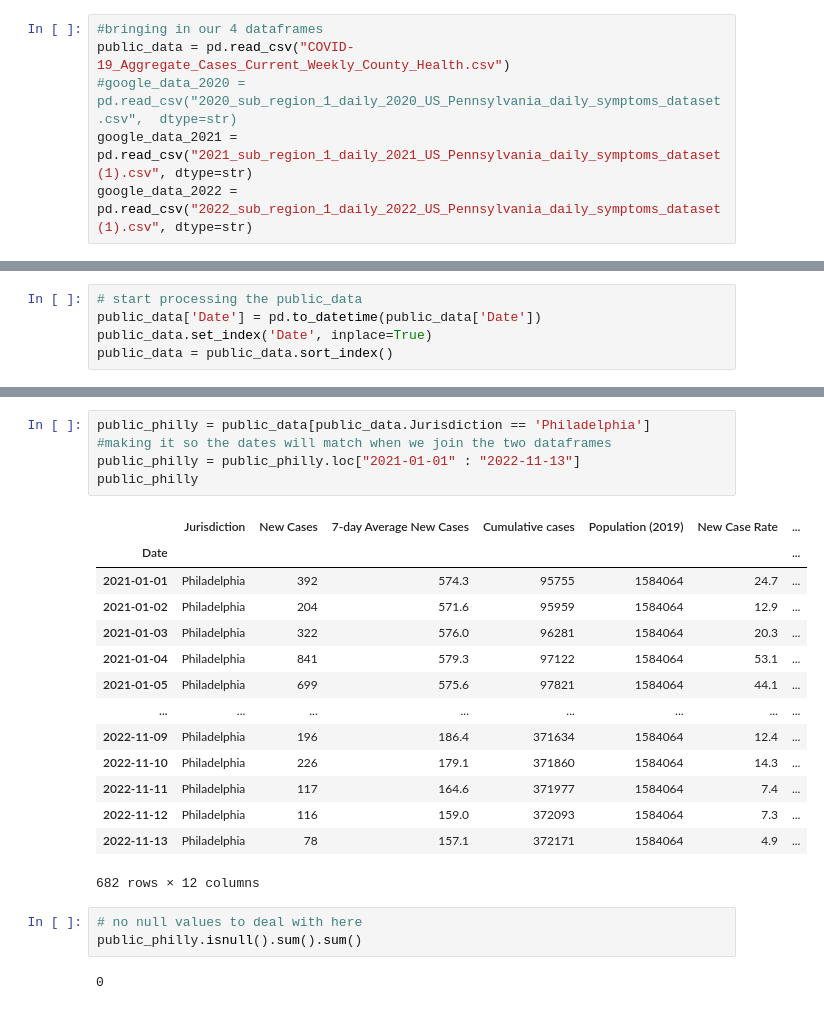
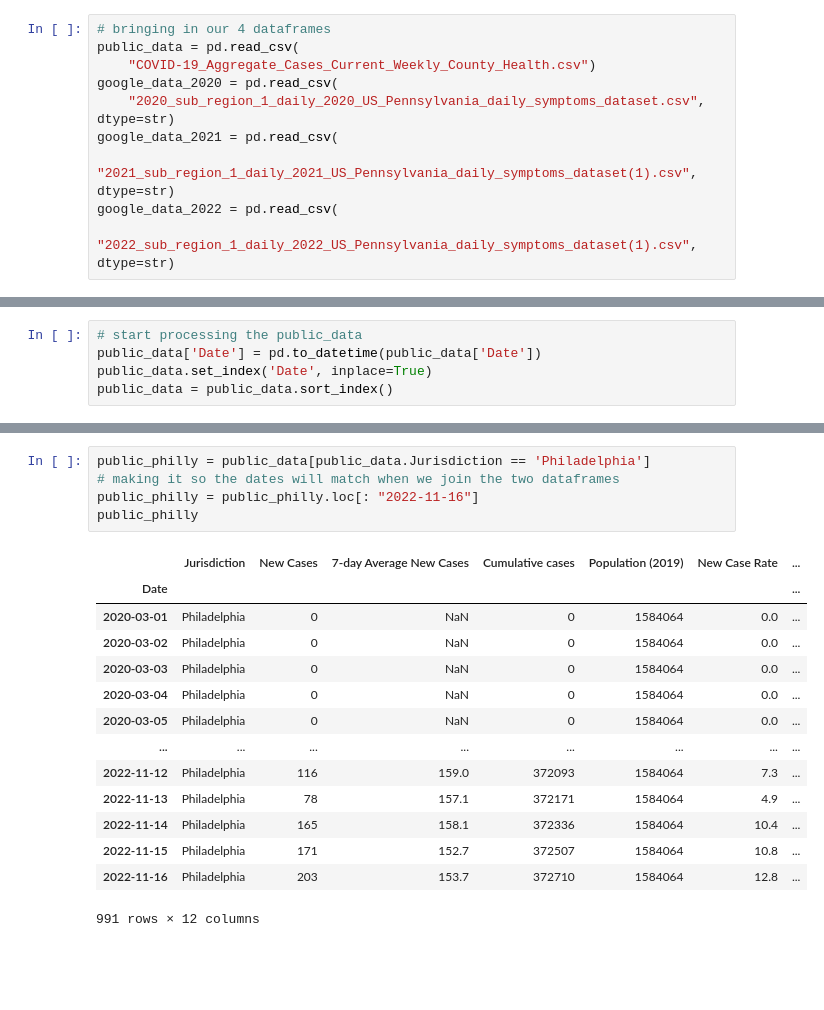
Before and after one commit to sanderlin2013/Predicting-COVID-19-in-Philly, a Jupyter notebook: Untitled.ipynb, the cells around one changed output, grey strips where cells are left out. Drawn from its saved outputs; the diff is of its cells as text; blank space fills up the shorter version.

```diff
--- a/Untitled.ipynb
+++ b/Untitled.ipynb
@@ -13,8 +19,12 @@ import matplotlib.pyplot as plt
 # %%
-#bringing in our 4 dataframes
-public_data = pd.read_csv("COVID-19_Aggregate_Cases_Current_Weekly_County_Health.csv")
-#google_data_2020 = pd.read_csv("2020_sub_region_1_daily_2020_US_Pennsylvania_daily_symptoms_dataset.csv",  dtype=str)
-google_data_2021 = pd.read_csv("2021_sub_region_1_daily_2021_US_Pennsylvania_daily_symptoms_dataset(1).csv", dtype=str)
-google_data_2022 = pd.read_csv("2022_sub_region_1_daily_2022_US_Pennsylvania_daily_symptoms_dataset(1).csv", dtype=str)
+# bringing in our 4 dataframes
+public_data = pd.read_csv(
+    "COVID-19_Aggregate_Cases_Current_Weekly_County_Health.csv")
+google_data_2020 = pd.read_csv(
+    "2020_sub_region_1_daily_2020_US_Pennsylvania_daily_symptoms_dataset.csv",  dtype=str)
+google_data_2021 = pd.read_csv(
+    "2021_sub_region_1_daily_2021_US_Pennsylvania_daily_symptoms_dataset(1).csv", dtype=str)
+google_data_2022 = pd.read_csv(
+    "2022_sub_region_1_daily_2022_US_Pennsylvania_daily_symptoms_dataset(1).csv", dtype=str)
 # %%
 # consolidating our google data into one dataframe
@@ -172,25 +161,20 @@ public_data.head()
 # %%
 public_philly = public_data[public_data.Jurisdiction == 'Philadelphia']
-#making it so the dates will match when we join the two dataframes
-public_philly = public_philly.loc["2021-01-01" : "2022-11-13"]
+# making it so the dates will match when we join the two dataframes
+public_philly = public_philly.loc[: "2022-11-16"]
 public_philly
 # %% [output]
 |  | Jurisdiction | New Cases | 7-day Average New Cases | Cumulative cases | Population (2019) | New Case Rate | ... |
 | Date |  |  |  |  |  |  | ... |
-| 2021-01-01 | Philadelphia | 392 | 574.3 | 95755 | 1584064 | 24.7 | ... |
-| 2021-01-02 | Philadelphia | 204 | 571.6 | 95959 | 1584064 | 12.9 | ... |
-| 2021-01-03 | Philadelphia | 322 | 576.0 | 96281 | 1584064 | 20.3 | ... |
-| 2021-01-04 | Philadelphia | 841 | 579.3 | 97122 | 1584064 | 53.1 | ... |
-| 2021-01-05 | Philadelphia | 699 | 575.6 | 97821 | 1584064 | 44.1 | ... |
+| 2020-03-01 | Philadelphia | 0 | NaN | 0 | 1584064 | 0.0 | ... |
+| 2020-03-02 | Philadelphia | 0 | NaN | 0 | 1584064 | 0.0 | ... |
+| 2020-03-03 | Philadelphia | 0 | NaN | 0 | 1584064 | 0.0 | ... |
+| 2020-03-04 | Philadelphia | 0 | NaN | 0 | 1584064 | 0.0 | ... |
+| 2020-03-05 | Philadelphia | 0 | NaN | 0 | 1584064 | 0.0 | ... |
 | ... | ... | ... | ... | ... | ... | ... | ... |
-| 2022-11-09 | Philadelphia | 196 | 186.4 | 371634 | 1584064 | 12.4 | ... |
-| 2022-11-10 | Philadelphia | 226 | 179.1 | 371860 | 1584064 | 14.3 | ... |
-| 2022-11-11 | Philadelphia | 117 | 164.6 | 371977 | 1584064 | 7.4 | ... |
 | 2022-11-12 | Philadelphia | 116 | 159.0 | 372093 | 1584064 | 7.3 | ... |
 | 2022-11-13 | Philadelphia | 78 | 157.1 | 372171 | 1584064 | 4.9 | ... |
+| 2022-11-14 | Philadelphia | 165 | 158.1 | 372336 | 1584064 | 10.4 | ... |
+| 2022-11-15 | Philadelphia | 171 | 152.7 | 372507 | 1584064 | 10.8 | ... |
+| 2022-11-16 | Philadelphia | 203 | 153.7 | 372710 | 1584064 | 12.8 | ... |
-682 rows × 12 columns
+991 rows × 12 columns
-# %%
-# no null values to deal with here
-public_philly.isnull().sum().sum()
-# %% [output]
-0
```
Also changed, not shown: parts of 49 cells of this notebook, 4 other files.
